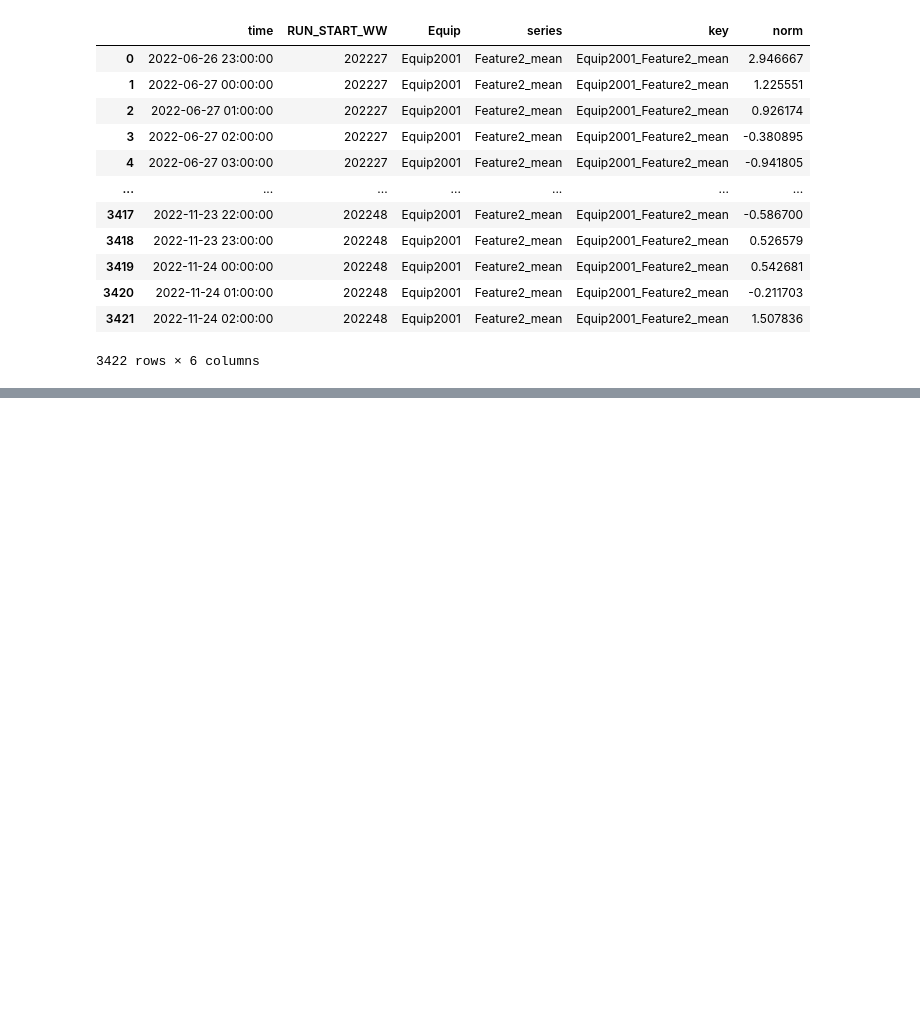
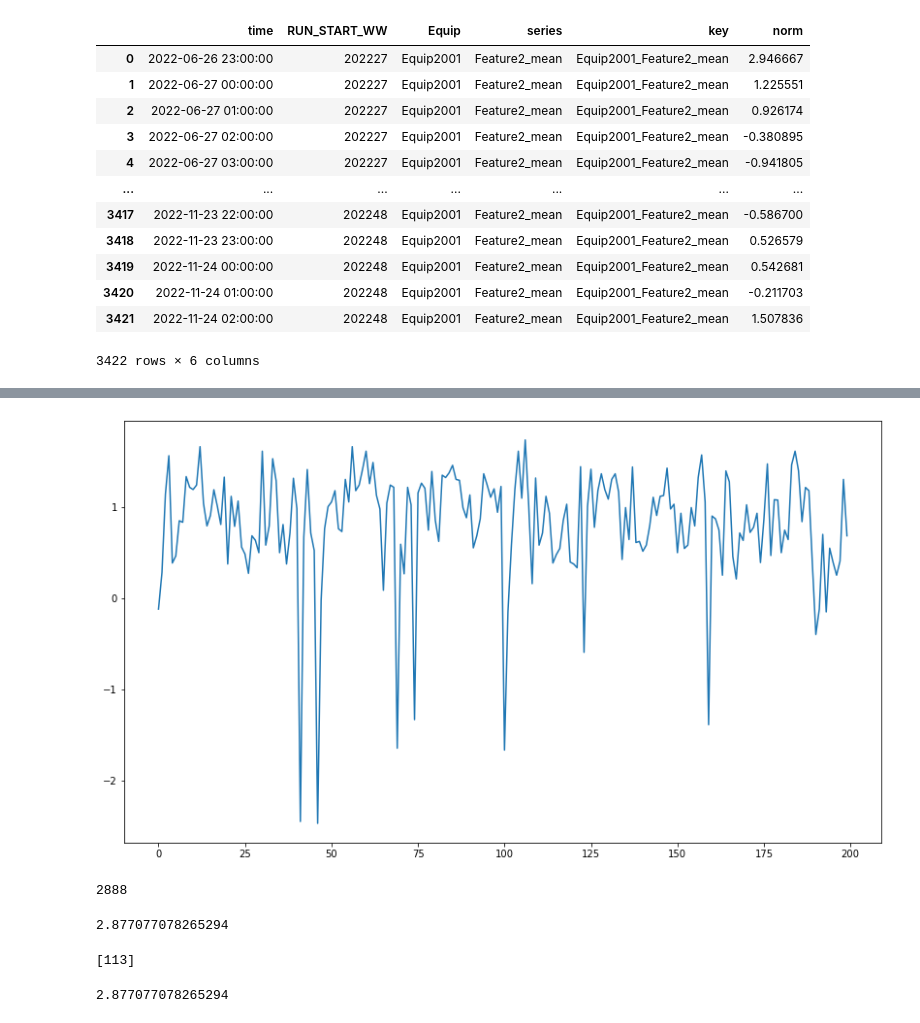
Before and after one commit to alextabac/TSAD_project, a Jupyter notebook: TSAD_DAMP_variants.ipynb, the cells around one changed output, grey strips where cells are left out. Saved outputs shown, nothing was run; the diff lists cells and outputs as text; code cells hidden in the pictures; blank space fills up the shorter version.

```diff
--- a/TSAD_DAMP_variants.ipynb
+++ b/TSAD_DAMP_variants.ipynb
@@ -263,0 +295,6 @@ data_obj.dfs[5]
+# %%
+circflow_std_idx = []
+for i in range(len(data_obj.dfs)):
+    if 'Feature4' in data_obj.dfs[i].loc[0, 'key'] and len(data_obj.dfs[i]) > 1000:
+        circflow_std_idx.append(i)
+        print(f"index {i} - key {data_obj.dfs[i].loc[0, 'key']} - len {len(data_obj.dfs[i])}")
@@ -414,0 +445,2 @@ plt.show()
+# %%
+TT = ppress_dfs[0]['norm']
@@ -414,0 +479,23 @@ plt.show()
+# %%
+plt.figure(figsize=(14, 8))
+plt.plot(np.arange(0, 200), TT[:200])
+plt.show()
+# %% [output]
+[figure, added]
+# %%
+len(left_MP)
+# %% [output]
+2888
+# %%
+max(left_MP)
+# %% [output]
+2.877077078265294
+# %%
+max_mp = np.where(left_MP == max(left_MP))
+print(max_mp[0])
+# %% [output]
+[113]
+# %%
+left_MP[113]
+# %% [output]
+2.877077078265294
```
Also changed, not shown: parts of 62 cells of this notebook.
